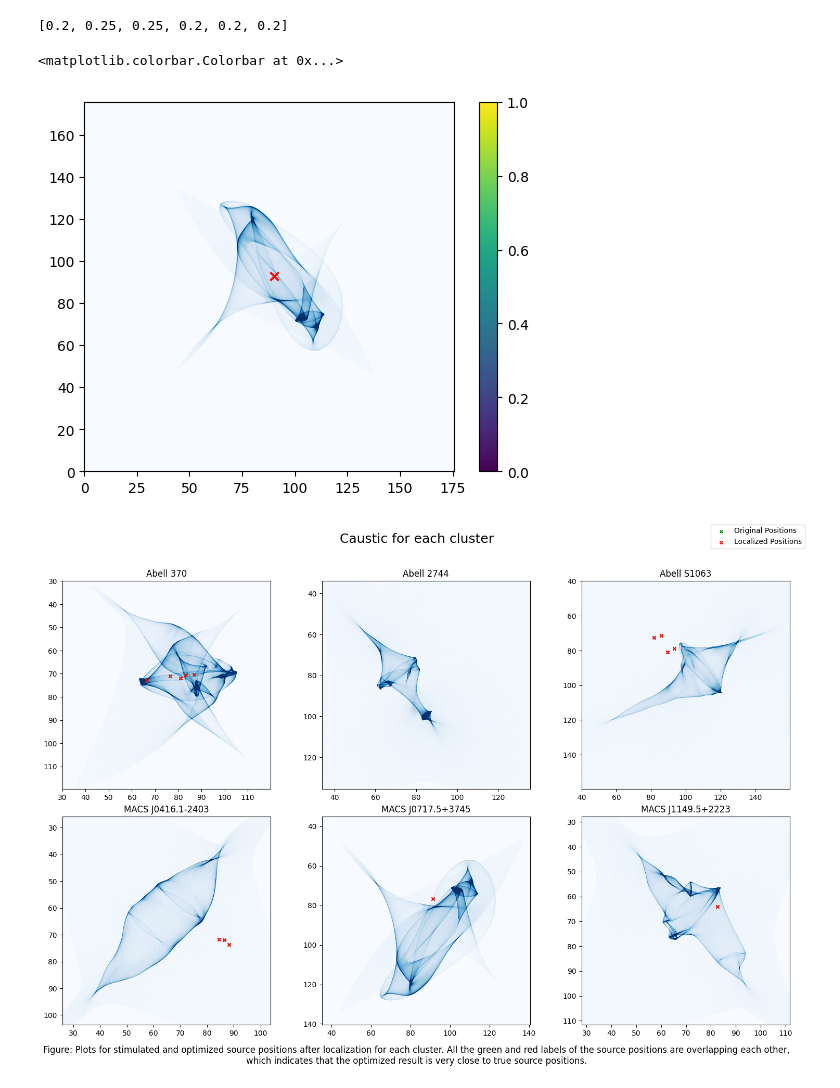
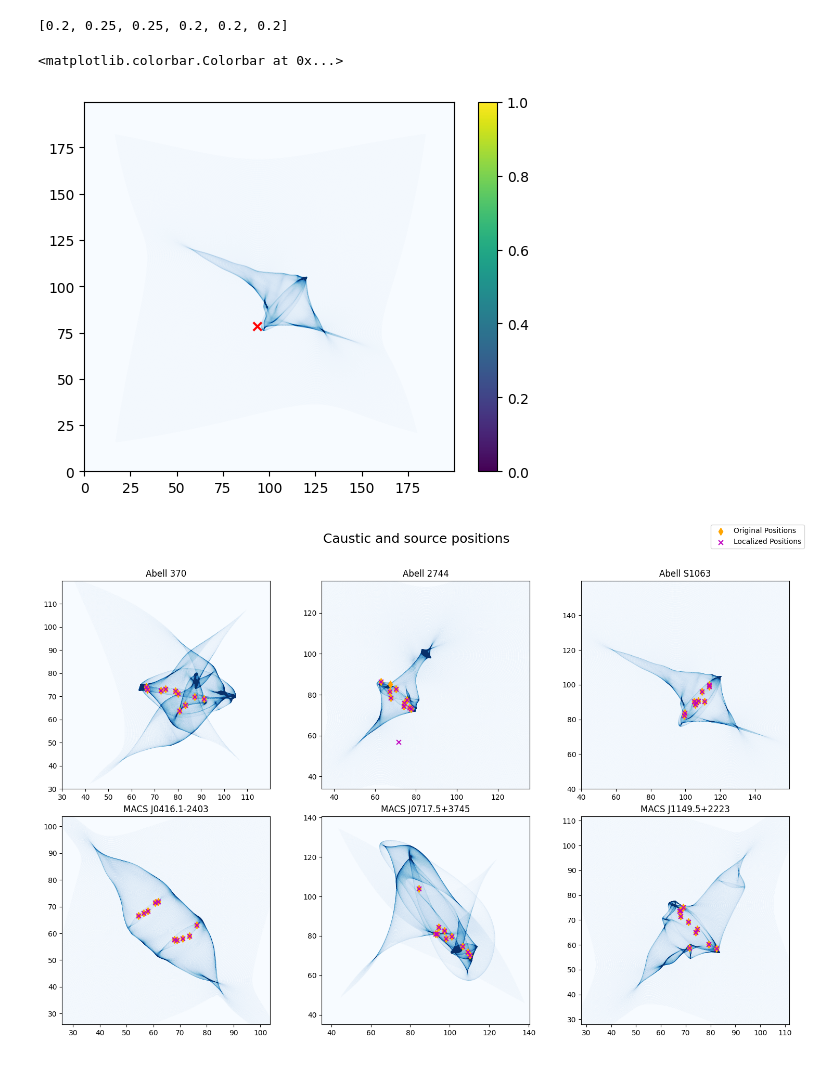
Before and after one commit to diceandcats/GWlensing_Brian, a Jupyter notebook: visualize cluster.ipynb, the cells around one changed output. Cells and saved outputs as stored; diff of their text form; code cells hidden in the pictures.

```diff
--- a/visualize cluster.ipynb
+++ b/visualize cluster.ipynb
@@ -91,10 +91,11 @@ print(pixscale_list)
 [0.2, 0.25, 0.25, 0.2, 0.2, 0.2]
 # %%
 # look at the caustic
-index = 4
+index = 2
 
 
 size = len(datax_list[index])
+
 array_test = np.zeros((size,size))
 pixscale = pixscale_list[index]
 datay = datay_list[index]/pixscale
@@ -110,16 +111,16 @@ for i in range(0,size):
         array_test[yfloor,xfloor] += 1
 
 plt.imshow(array_test, cmap='Blues', vmax = 50, extent=[0, size*pixscale, pixscale*size,0 ])
-plt.scatter(90,93, c = 'r', marker='x')
+plt.scatter(93.5510851154445,78.73123076341057, c = 'r', marker='x')
 plt.gca().invert_yaxis()
 plt.colorbar()
 # %% [output]
 <matplotlib.colorbar.Colorbar at 0x...>
-[figure, old version]
+[figure, new version]
 # %%
 # make 6 graphs of the caustic
 fig, axs = plt.subplots(2, 3, figsize=(15, 10))
-fig.suptitle('Caustic for each cluster', fontsize=18)
+fig.suptitle('Caustic and source positions', fontsize=18)
 for i, ax in enumerate(axs.flat):
     size = len(datax_list[i])
     array_test = np.zeros((size, size))
@@ -137,36 +138,40 @@ for i, ax in enumerate(axs.flat):
             array_test[yfloor, xfloor] += 1
     ax.imshow(array_test, cmap='Blues', vmax=50, extent=[0, size * pixscale, pixscale * size, 0])
     ax.set_title(full_cluster_names[scenarios[str(i + 1)]])
-    ax.invert_yaxis()
 
     # Calculate new limits
     x_center = size * pixscale / 2
     y_center = size * pixscale / 2
     x_range = size * pixscale * 0.6
     y_range = size * pixscale * 0.6
 
     ax.set_xlim(x_center - x_range / 2, x_center + x_range / 2)
     ax.set_ylim(y_center + y_range / 2, y_center - y_range / 2)
 
+    # Invert the y-axis
+    ax.invert_yaxis()
+
     # Load the source positions from the CSV file
-    src_pos_df = pd.read_csv('src_pos_for_distribution_corrected.csv')
+    src_pos_df = pd.read_csv('src_pos_for_distribution_2nd.csv')
 
     # Extract the (x, y) and (localized_x, localized_y) for the current cluster
     cluster_indices = src_pos_df[src_pos_df['indices'] == i]
+    guess_indices = cluster_indices['localized_index'].values
     x = cluster_indices['x'].values
     y = cluster_indices['y'].values
     localized_x = cluster_indices['localized_x'].values
     localized_y = cluster_indices['localized_y'].values
 
     # Plot the extracted positions on the current cluster's caustic plot
-    ax.scatter(x, y, c='g', marker='x', label='Original Positions', s = 15)
-    ax.scatter(localized_x, localized_y, c='r', marker='x', label='Localized Positions', s= 20)
+    ax.scatter(x, y, c='orange', marker='d', label='Original Positions', s=50)
+    ax.scatter(localized_x, localized_y, c='m', marker='x', label='Localized Positions', s=40)
+
 
 # Add a general legend for all the graphs
 handles, labels = axs[0, 0].get_legend_handles_labels()
 fig.legend(handles, labels, loc='upper right')
 plt.tight_layout(rect=[0, 0, 1, 0.96])
-plt.figtext(0.5, -0.04, 'Figure: Plots for stimulated and optimized source positions after localization for each cluster. All the green and red labels of the source positions are overlapping each other,\nwhich indicates that the optimized result is very close to true source positions.', ha='center', fontsize=12)
+#plt.figtext(0.5, -0.06, 'Figure 2: Plots for stimulated and optimized source positions after localization for each cluster. All the orange and magenta labels of the source positions\nare overlapping each other except one, which indicates that the optimized result is very close to true source positions most of the time.', ha='center', fontsize=14)
 plt.show()
 # %% [output]
-[figure, old version]
+[figure, new version]
```
Also changed, not shown: parts of 1 cell of this notebook, 17 other files.
